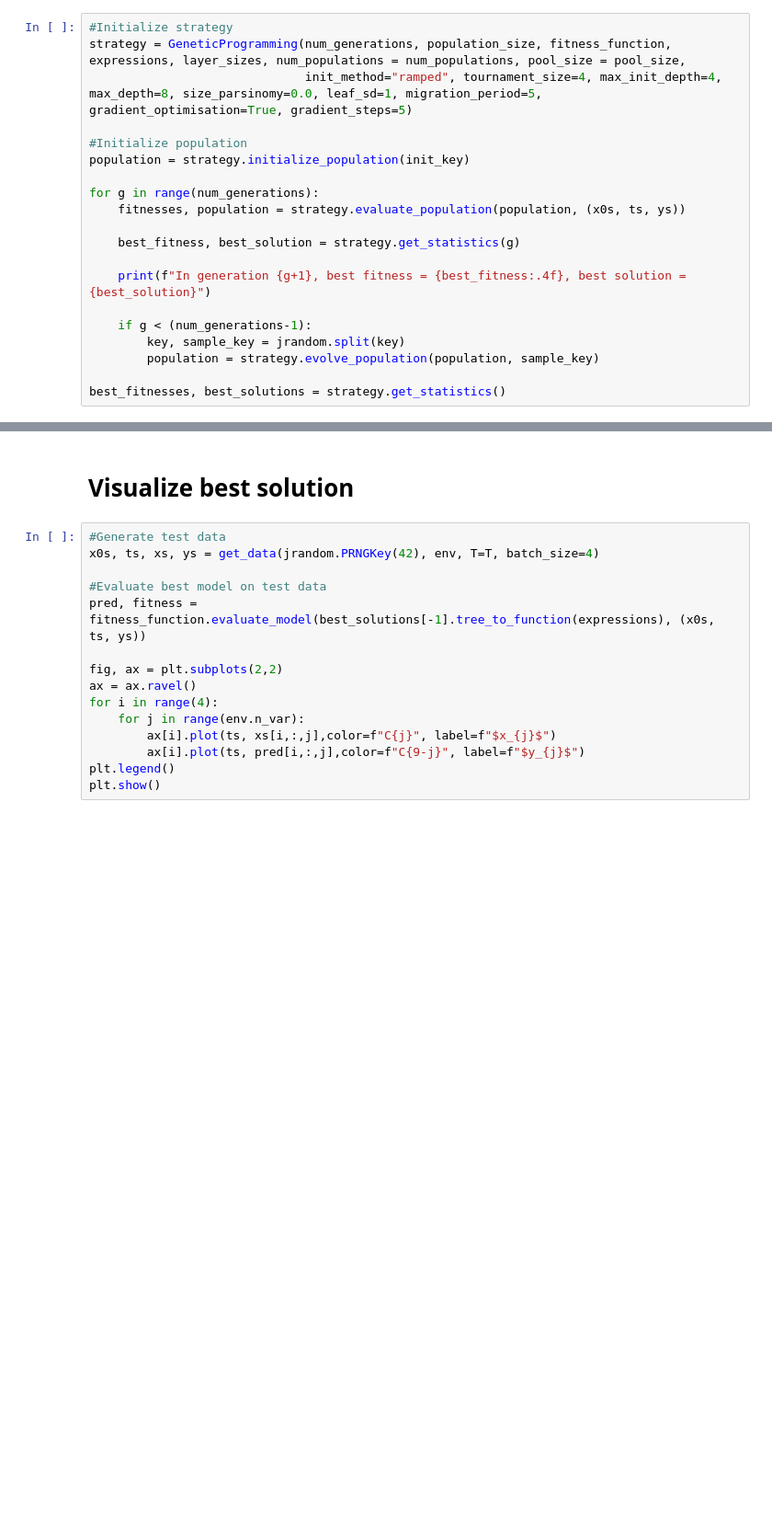
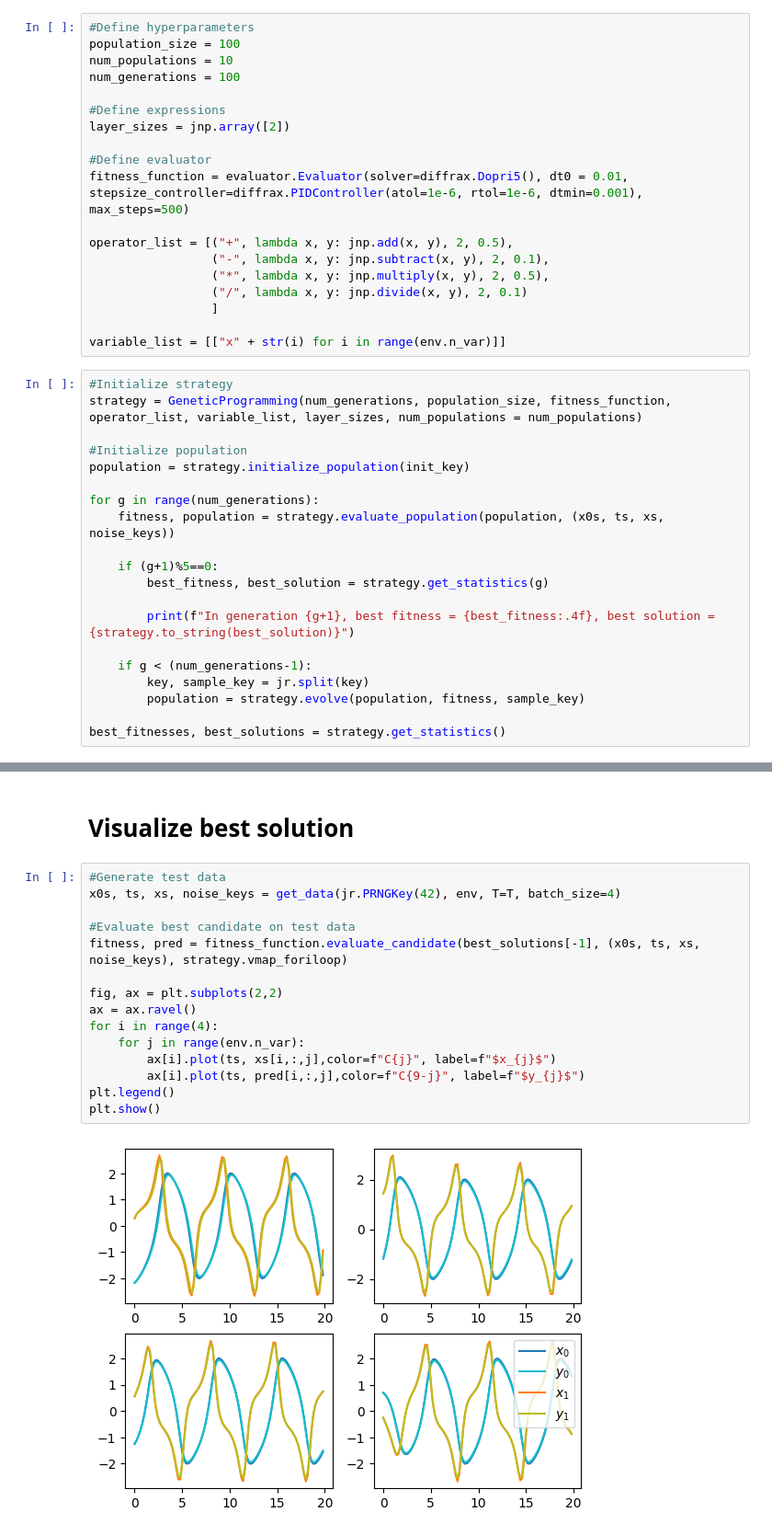
Before and after one commit to sdevries0/MultiTreeGP, a Jupyter notebook: examples/SymbolicRegression.ipynb, the cells around one changed output, grey strips where cells are left out. Shown at 92% size. Drawn from its saved outputs; the diff is of its cells as text; blank space fills up the shorter version.

```diff
--- a/examples/SymbolicRegression.ipynb
+++ b/examples/SymbolicRegression.ipynb
@@ -77,20 +65,39 @@ fitness_function = evaluator.Evaluator(dt0 = 0.001)
+# %%
+#Define hyperparameters
+population_size = 100
+num_populations = 10
+num_generations = 100
+
+#Define expressions
+layer_sizes = jnp.array([2])
+
+#Define evaluator
+fitness_function = evaluator.Evaluator(solver=diffrax.Dopri5(), dt0 = 0.01, stepsize_controller=diffrax.PIDController(atol=1e-6, rtol=1e-6, dtmin=0.001), max_steps=500)
+
+operator_list = [("+", lambda x, y: jnp.add(x, y), 2, 0.5),
+                 ("-", lambda x, y: jnp.subtract(x, y), 2, 0.1),
+                 ("*", lambda x, y: jnp.multiply(x, y), 2, 0.5),
+                 ("/", lambda x, y: jnp.divide(x, y), 2, 0.1)
+                 ]
+
+variable_list = [["x" + str(i) for i in range(env.n_var)]]
 # %%
 #Initialize strategy
-strategy = GeneticProgramming(num_generations, population_size, fitness_function, expressions, layer_sizes, num_populations = num_populations, pool_size = pool_size,
-                              init_method="ramped", tournament_size=4, max_init_depth=4, max_depth=8, size_parsinomy=0.0, leaf_sd=1, migration_period=5, gradient_optimisation=True, gradient_steps=5)
+strategy = GeneticProgramming(num_generations, population_size, fitness_function, operator_list, variable_list, layer_sizes, num_populations = num_populations)
 
 #Initialize population
 population = strategy.initialize_population(init_key)
 
 for g in range(num_generations):
-    fitnesses, population = strategy.evaluate_population(population, (x0s, ts, ys))
+    fitness, population = strategy.evaluate_population(population, (x0s, ts, xs, noise_keys))
 
-    best_fitness, best_solution = strategy.get_statistics(g)
+    if (g+1)%5==0:
+        best_fitness, best_solution = strategy.get_statistics(g)
 
-    print(f"In generation {g+1}, best fitness = {best_fitness:.4f}, best solution = {best_solution}")
+        print(f"In generation {g+1}, best fitness = {best_fitness:.4f}, best solution = {strategy.to_string(best_solution)}")
 
     if g < (num_generations-1):
-        key, sample_key = jrandom.split(key)
-        population = strategy.evolve_population(population, sample_key)
+        key, sample_key = jr.split(key)
+        population = strategy.evolve(population, fitness, sample_key)
 
 best_fitnesses, best_solutions = strategy.get_statistics()
@@ -98,16 +123,18 @@ best_fitnesses, best_solutions = strategy.get_statistics()
 # Visualize best solution
 # %%
 #Generate test data
-x0s, ts, xs, ys = get_data(jrandom.PRNGKey(42), env, T=T, batch_size=4)
+x0s, ts, xs, noise_keys = get_data(jr.PRNGKey(42), env, T=T, batch_size=4)
 
-#Evaluate best model on test data
-pred, fitness = fitness_function.evaluate_model(best_solutions[-1].tree_to_function(expressions), (x0s, ts, ys))
+#Evaluate best candidate on test data
+fitness, pred = fitness_function.evaluate_candidate(best_solutions[-1], (x0s, ts, xs, noise_keys), strategy.vmap_foriloop)
 
 fig, ax = plt.subplots(2,2)
 ax = ax.ravel()
 for i in range(4):
     for j in range(env.n_var):
         ax[i].plot(ts, xs[i,:,j],color=f"C{j}", label=f"$x_{j}$")
         ax[i].plot(ts, pred[i,:,j],color=f"C{9-j}", label=f"$y_{j}$")
 plt.legend()
 plt.show()
+# %% [output]
+[figure, added]
```
Also changed, not shown: parts of 5 cells of this notebook, 7 other files.
